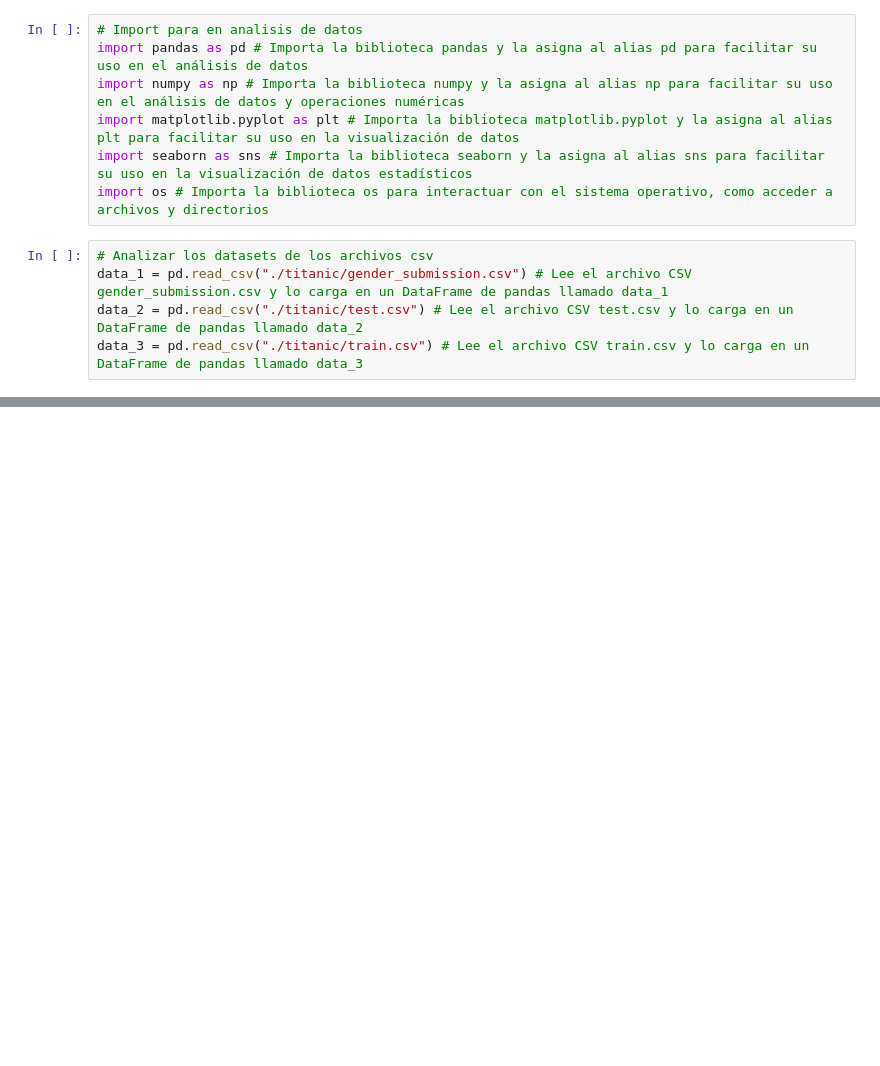
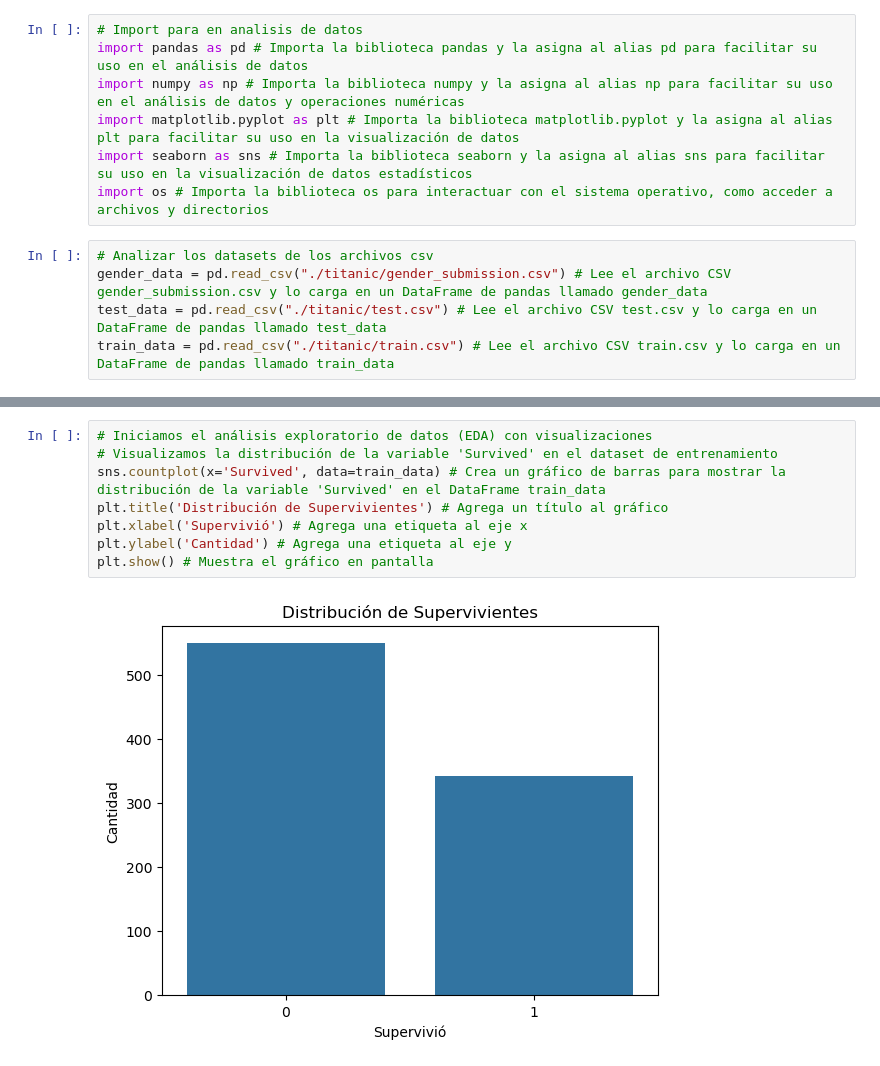
Before and after one commit to HichiroXD/EjerciciosPython, a Jupyter notebook: Tareas sumativas/Tarea 1/Tarea_sum_1.ipynb, the cells around one changed output, grey strips where cells are left out. Drawn from its saved outputs; the diff is of its cells as text; blank space fills up the shorter version.

Commit message:
Revision de datos de Titanic para tarea 1

```diff
--- a/Tareas sumativas/Tarea 1/Tarea_sum_1.ipynb
+++ b/Tareas sumativas/Tarea 1/Tarea_sum_1.ipynb
@@ -7,8 +7,8 @@ import seaborn as sns # Importa la biblioteca seaborn y la asigna al alias sns p
 import os # Importa la biblioteca os para interactuar con el sistema operativo, como acceder a archivos y directorios
 # %%
 # Analizar los datasets de los archivos csv
-data_1 = pd.read_csv("./titanic/gender_submission.csv") # Lee el archivo CSV gender_submission.csv y lo carga en un DataFrame de pandas llamado data_1
-data_2 = pd.read_csv("./titanic/test.csv") # Lee el archivo CSV test.csv y lo carga en un DataFrame de pandas llamado data_2
-data_3 = pd.read_csv("./titanic/train.csv") # Lee el archivo CSV train.csv y lo carga en un DataFrame de pandas llamado data_3
+gender_data = pd.read_csv("./titanic/gender_submission.csv") # Lee el archivo CSV gender_submission.csv y lo carga en un DataFrame de pandas llamado gender_data
+test_data = pd.read_csv("./titanic/test.csv") # Lee el archivo CSV test.csv y lo carga en un DataFrame de pandas llamado test_data
+train_data = pd.read_csv("./titanic/train.csv") # Lee el archivo CSV train.csv y lo carga en un DataFrame de pandas llamado train_data
 # %%
 # Visualizar los datos
@@ -35,0 +110,10 @@ print(data_3.head()) # Imprime las primeras filas del DataFrame data_3 para obte
+# %%
+# Iniciamos el análisis exploratorio de datos (EDA) con visualizaciones
+# Visualizamos la distribución de la variable 'Survived' en el dataset de entrenamiento
+sns.countplot(x='Survived', data=train_data) # Crea un gráfico de barras para mostrar la distribución de la variable 'Survived' en el DataFrame train_data
+plt.title('Distribución de Supervivientes') # Agrega un título al gráfico
+plt.xlabel('Supervivió') # Agrega una etiqueta al eje x
+plt.ylabel('Cantidad') # Agrega una etiqueta al eje y
+plt.show() # Muestra el gráfico en pantalla
+# %% [output]
+[figure, added]
```
Also changed, not shown: parts of 21 cells of this notebook.
